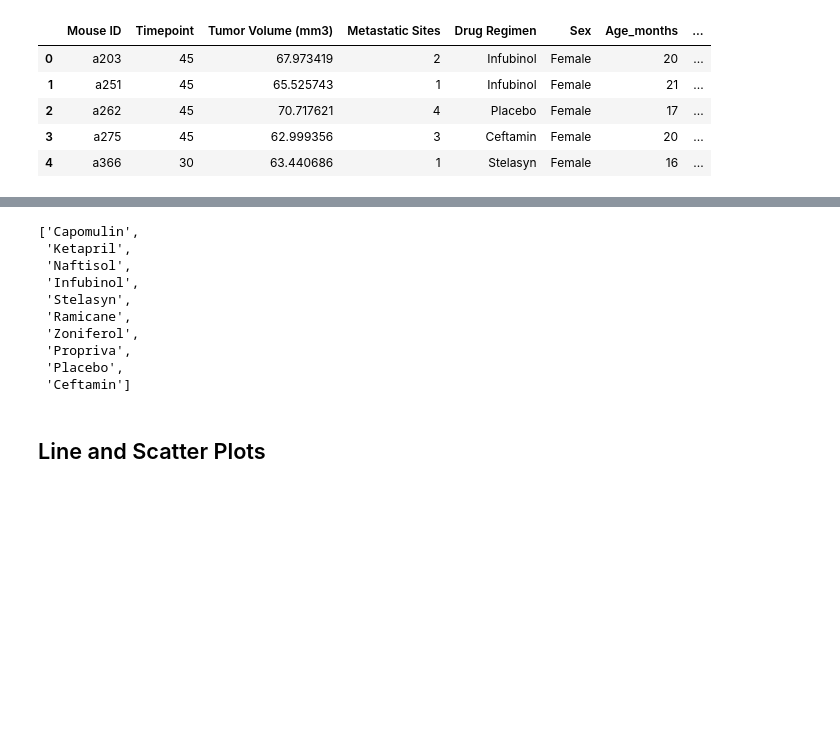
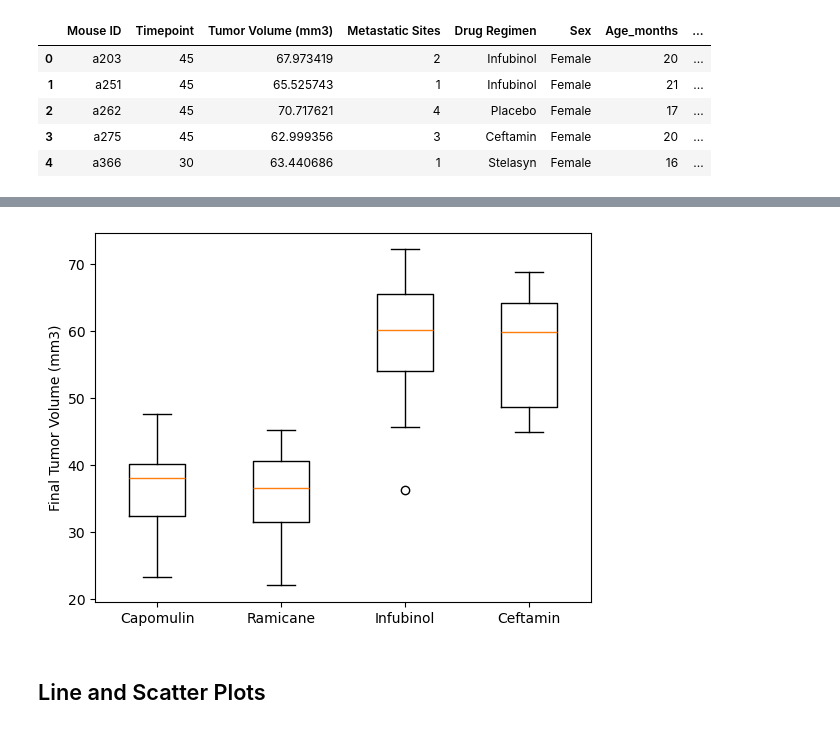
Before and after one commit to nazimben25/matplotlib-challenge, a Jupyter notebook: challeng5mywork.ipynb, the cells around one changed output, grey strips where cells are left out. Saved outputs shown, nothing was run; the diff lists cells and outputs as text; code cells hidden in the pictures; blank space fills up the shorter version.

Commit message:
update : add boxplot for 4 drugs

```diff
--- a/challeng5mywork.ipynb
+++ b/challeng5mywork.ipynb
@@ -245,8 +246,8 @@ timepointmax
 # %%
 
 # Merge this group df with the original DataFrame to get the tumor volume at the last timepoint
-tumorvolume = pd.merge(timepointmax, clean_df, on=["Mouse ID",'Timepoint'])
-tumorvolume.head()
+tumor_last_volume = pd.merge(timepointmax, clean_df, on=["Mouse ID",'Timepoint'])
+tumor_last_volume.head()
 # %% [output]
 |  | Mouse ID | Timepoint | Tumor Volume (mm3) | Metastatic Sites | Drug Regimen | Sex | Age_months | ... |
 | 0 | a203 | 45 | 67.973419 | 2 | Infubinol | Female | 20 | ... |
@@ -257,16 +292,6 @@ tumorvolume.head()
 # %%
-# Put treatments into a list for for loop (and later for plot labels)
+# Calculate the IQR and quantitatively determine if there are any potential outliers.
 
-treatment = clean_df['Drug Regimen'].unique()
-treatments_list = treatment.tolist()
-
-treatments_list
-
-
-# Create empty list to fill with tumor vol data (for plotting)
-tumor_volume_list= []
-
-# Calculate the IQR and quantitatively determine if there are any potential outliers.
 
 
     # Locate the rows which contain mice on each drug and get the tumor volumes
@@ -276,14 +301,3 @@ tumor_volume_list= []
 
 
     # Determine outliers using upper and lower bounds
-# %% [output]
-['Capomulin',
- 'Ketapril',
- 'Naftisol',
- 'Infubinol',
- 'Stelasyn',
- 'Ramicane',
- 'Zoniferol',
- 'Propriva',
- 'Placebo',
- 'Ceftamin']
@@ -290,2 +313,45 @@ tumor_volume_list= []
+# %%
+## extract values of tumor volume for Ramicane
+### filter the DF tumor_last_volume_filt
+
+x2 = tumor_last_volume_filt['Drug Regimen']=='Ramicane'
+Ramicane_filtr = tumor_last_volume_filt[x2]
+
+Ramicane_vol = Ramicane_filtr['Tumor Volume (mm3)']
+# Ramicane_vol.head()
+# %%
+## extract values of tumor volume for Infubinol
+### filter the DF tumor_last_volume_filt
+
+x3 = tumor_last_volume_filt['Drug Regimen']=='Infubinol'
+Infubinol_filtr = tumor_last_volume_filt[x3]
+
+Infubinol_vol = Infubinol_filtr['Tumor Volume (mm3)']
+# Infubinol_vol.head()
+# %%
+## extract values of tumor volume for Ceftamin
+### filter the DF tumor_last_volume_filt
+
+x4 = tumor_last_volume_filt['Drug Regimen']=='Ceftamin'
+Ceftamin_filtr = tumor_last_volume_filt[x4]
+
+Ceftamin_vol = Ceftamin_filtr['Tumor Volume (mm3)']
+# Ceftamin_vol.head()
 # %%
 # Generate a box plot that shows the distribution of the tumor volume for each treatment group.
+
+## create dictionary to be used to generate the boxplot
+
+mydictionary = {'Capomulin':Capomulin_vol,
+                'Ramicane': Ramicane_vol,
+                'Infubinol' : Infubinol_vol,
+                'Ceftamin' : Ceftamin_vol
+                }
+
+plt.boxplot(mydictionary.values(), labels=mydictionary.keys())
+plt.ylabel("Final Tumor Volume (mm3)")
+
+
+plt.show()
+# %% [output]
+[figure, added]
```
Also changed, not shown: parts of 7 cells of this notebook.
